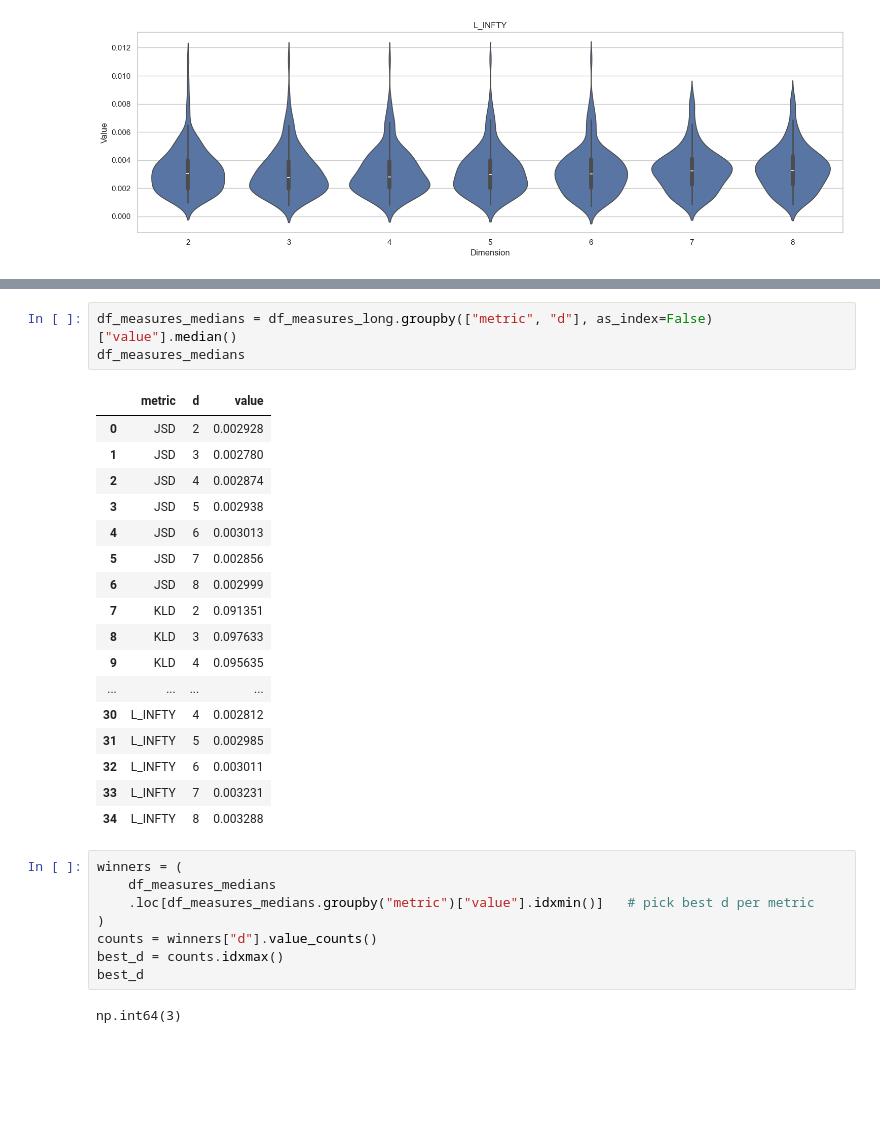
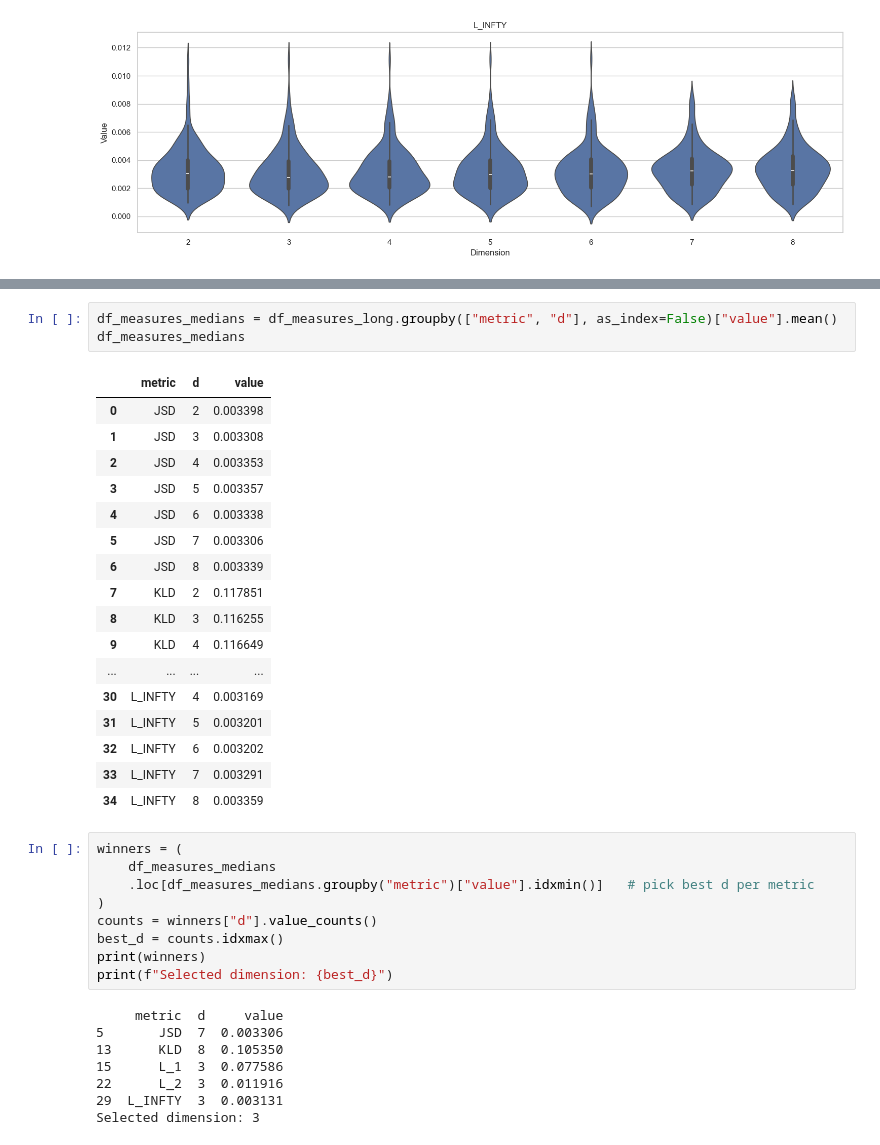
Before and after one commit to matheus-vizzotto/densities4risk, a Jupyter notebook: notebooks/05_forecasting_bovespa_b.ipynb, the cells around one changed output, grey strips where cells are left out. Drawn from its saved outputs; the diff is of its cells as text; blank space fills up the shorter version.

```diff
--- a/notebooks/05_forecasting_bovespa_b.ipynb
+++ b/notebooks/05_forecasting_bovespa_b.ipynb
@@ -497,24 +513,24 @@ for m in measures:
 # %%
-df_measures_medians = df_measures_long.groupby(["metric", "d"], as_index=False)["value"].median()
+df_measures_medians = df_measures_long.groupby(["metric", "d"], as_index=False)["value"].mean()
 df_measures_medians
 # %% [output]
 |  | metric | d | value |
-| 0 | JSD | 2 | 0.002928 |
-| 1 | JSD | 3 | 0.002780 |
-| 2 | JSD | 4 | 0.002874 |
-| 3 | JSD | 5 | 0.002938 |
-| 4 | JSD | 6 | 0.003013 |
-| 5 | JSD | 7 | 0.002856 |
-| 6 | JSD | 8 | 0.002999 |
-| 7 | KLD | 2 | 0.091351 |
-| 8 | KLD | 3 | 0.097633 |
-| 9 | KLD | 4 | 0.095635 |
+| 0 | JSD | 2 | 0.003398 |
+| 1 | JSD | 3 | 0.003308 |
+| 2 | JSD | 4 | 0.003353 |
+| 3 | JSD | 5 | 0.003357 |
+| 4 | JSD | 6 | 0.003338 |
+| 5 | JSD | 7 | 0.003306 |
+| 6 | JSD | 8 | 0.003339 |
+| 7 | KLD | 2 | 0.117851 |
+| 8 | KLD | 3 | 0.116255 |
+| 9 | KLD | 4 | 0.116649 |
 | ... | ... | ... | ... |
-| 30 | L_INFTY | 4 | 0.002812 |
-| 31 | L_INFTY | 5 | 0.002985 |
-| 32 | L_INFTY | 6 | 0.003011 |
-| 33 | L_INFTY | 7 | 0.003231 |
-| 34 | L_INFTY | 8 | 0.003288 |
+| 30 | L_INFTY | 4 | 0.003169 |
+| 31 | L_INFTY | 5 | 0.003201 |
+| 32 | L_INFTY | 6 | 0.003202 |
+| 33 | L_INFTY | 7 | 0.003291 |
+| 34 | L_INFTY | 8 | 0.003359 |
 # %%
 winners = (
     df_measures_medians
@@ -522,6 +538,13 @@ winners = (
 )
 counts = winners["d"].value_counts()
 best_d = counts.idxmax()
-best_d
+print(winners)
+print(f"Selected dimension: {best_d}")
 # %% [output]
-np.int64(3)
+     metric  d     value
+5       JSD  7  0.003306
+13      KLD  8  0.105350
+15      L_1  3  0.077586
+22      L_2  3  0.011916
+29  L_INFTY  3  0.003131
+Selected dimension: 3
```
Also changed, not shown: parts of 1 cell of this notebook.
